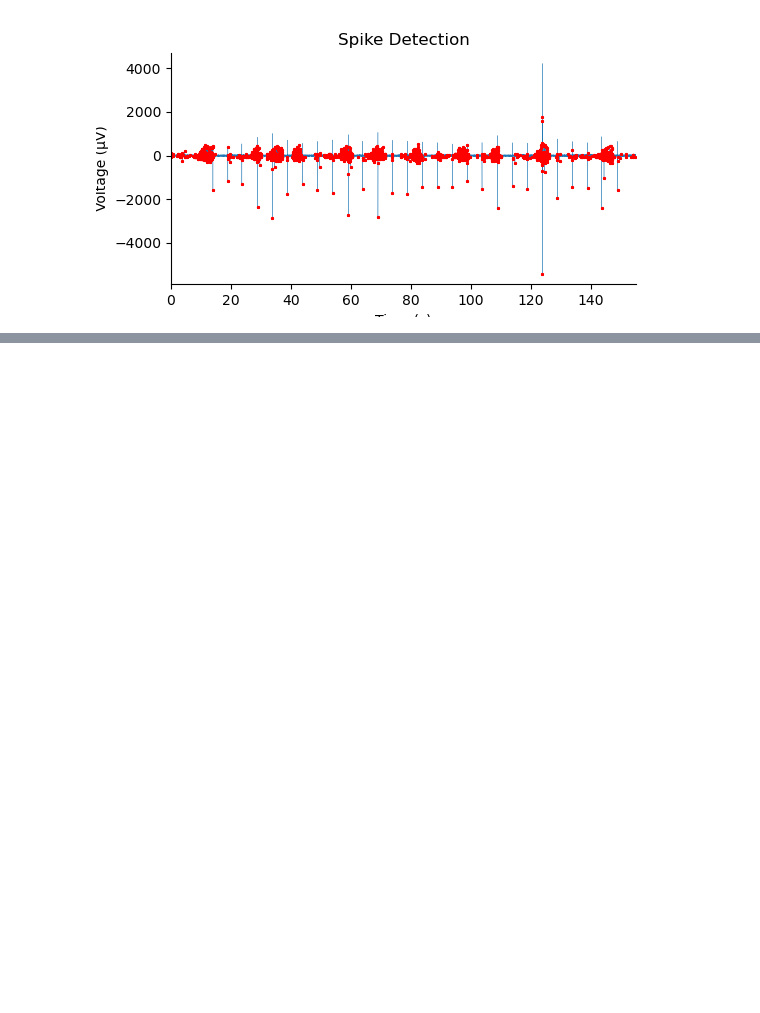
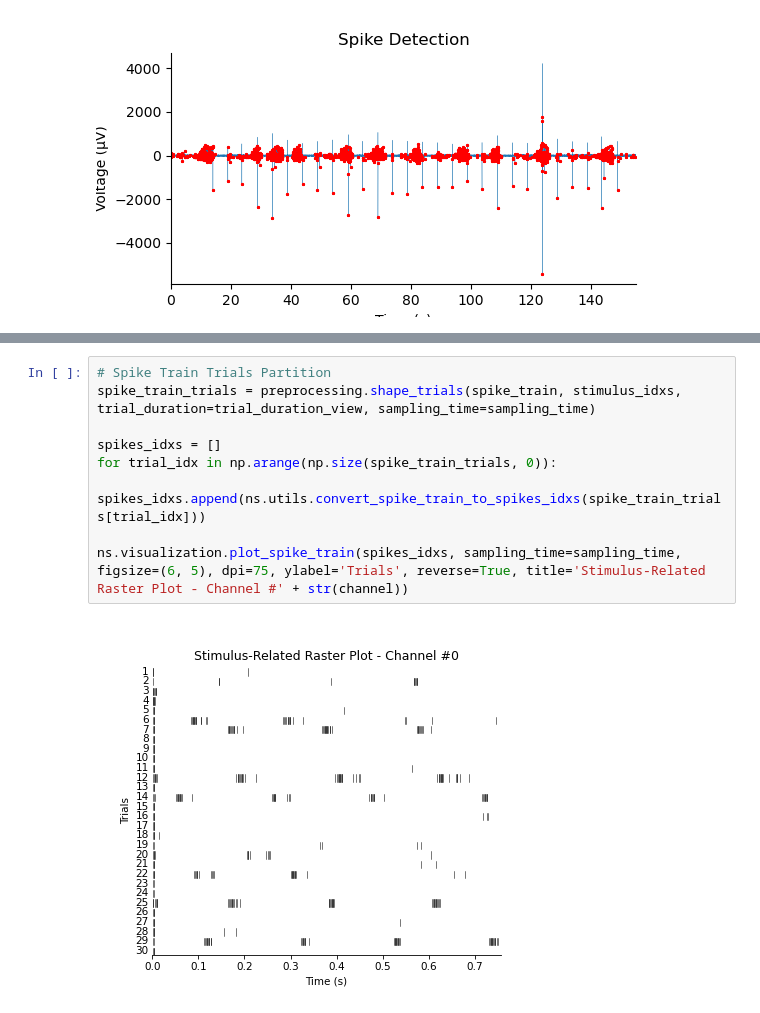
Before and after one commit to FrancescoNegri/neural-signal-analysis-project, a Jupyter notebook: nb_preprocessing.ipynb, the cells around one changed output, grey strips where cells are left out. Drawn from its saved outputs; the diff is of its cells as text; blank space fills up the shorter version.

```diff
--- a/nb_preprocessing.ipynb
+++ b/nb_preprocessing.ipynb
@@ -127,0 +177,11 @@ ns.visualization.plot_spike_train([spikes_idxs, stimulus_idxs], channel_labels=[
+# %%
+# Spike Train Trials Partition
+spike_train_trials = preprocessing.shape_trials(spike_train, stimulus_idxs, trial_duration=trial_duration_view, sampling_time=sampling_time)
+
+spikes_idxs = []
+for trial_idx in np.arange(np.size(spike_train_trials, 0)):
+    spikes_idxs.append(ns.utils.convert_spike_train_to_spikes_idxs(spike_train_trials[trial_idx]))
+
+ns.visualization.plot_spike_train(spikes_idxs, sampling_time=sampling_time, figsize=(6, 5), dpi=75, ylabel='Trials', reverse=True, title='Stimulus-Related Raster Plot - Channel #' + str(channel))
+# %% [output]
+[figure, added]
```
Also changed, not shown: parts of 6 cells of this notebook, 1 other file.
